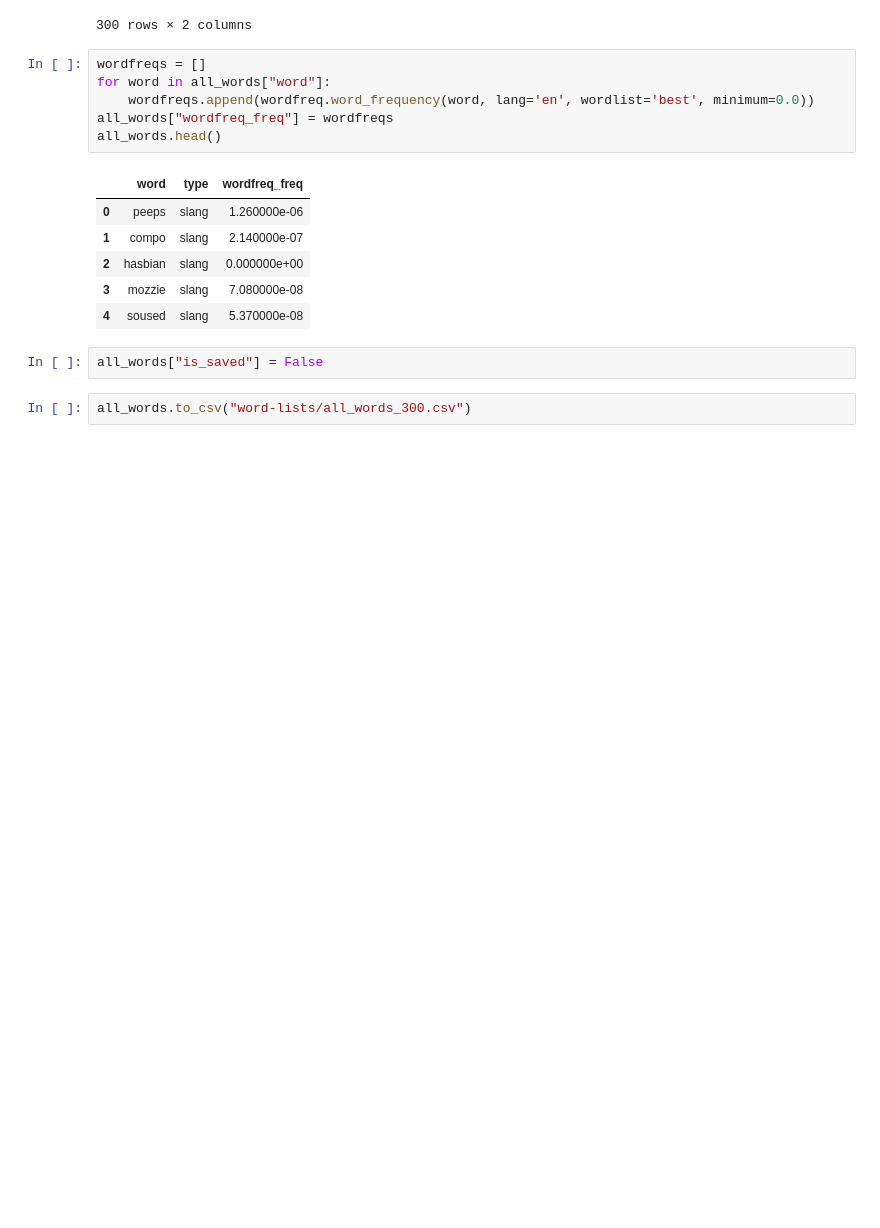
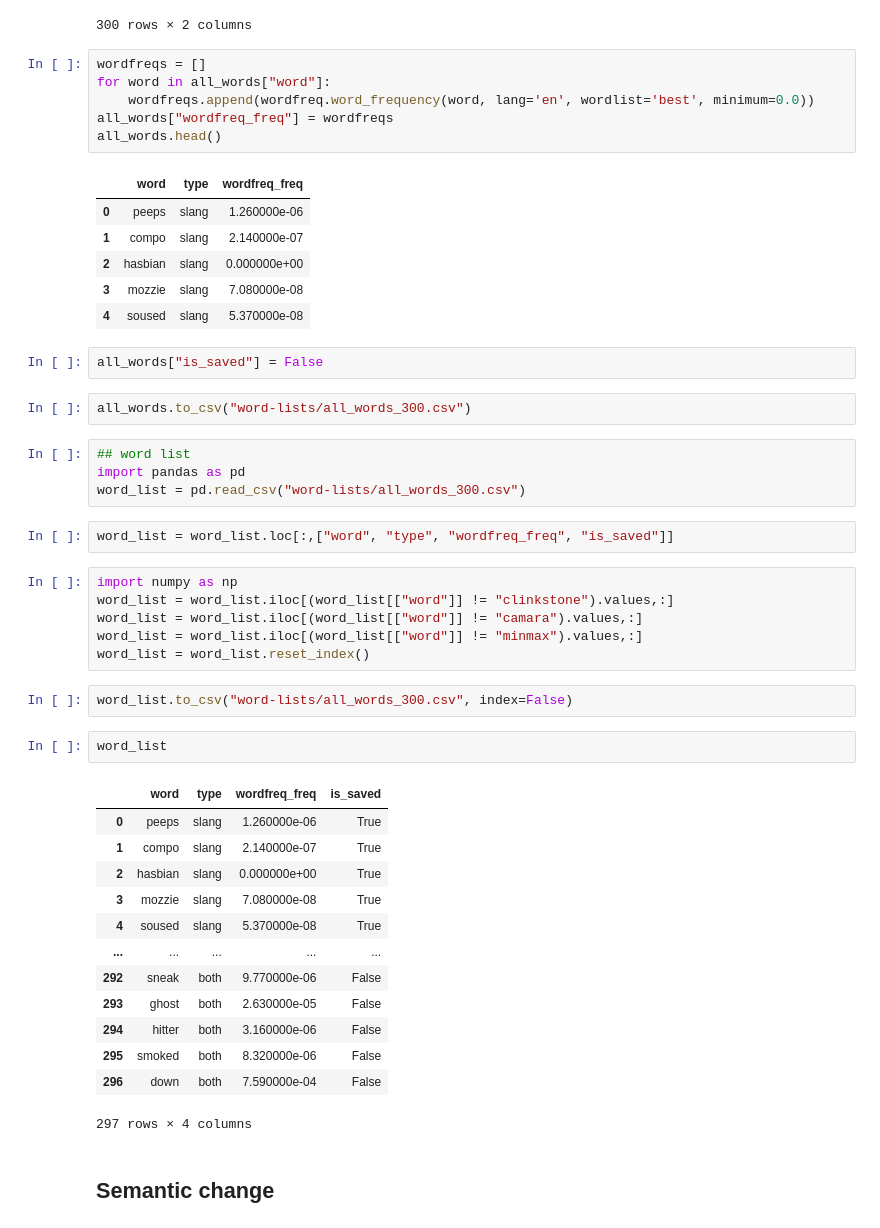
Before and after one commit to opedal/slangvolution, a Jupyter notebook: Word sampling.ipynb, the cells around one changed output. Cells and saved outputs as stored; diff of their text form; blank space fills up the shorter version.

```diff
--- a/Word sampling.ipynb
+++ b/Word sampling.ipynb
@@ -300,3 +304,35 @@ all_words.head()
 all_words["is_saved"] = False
 # %%
 all_words.to_csv("word-lists/all_words_300.csv")
+# %%
+## word list
+import pandas as pd
+word_list = pd.read_csv("word-lists/all_words_300.csv")
+# %%
+word_list = word_list.loc[:,["word", "type", "wordfreq_freq", "is_saved"]]
+# %%
+import numpy as np
+word_list = word_list.iloc[(word_list[["word"]] != "clinkstone").values,:]
+word_list = word_list.iloc[(word_list[["word"]] != "camara").values,:]
+word_list = word_list.iloc[(word_list[["word"]] != "minmax").values,:]
+word_list = word_list.reset_index()
+# %%
+word_list.to_csv("word-lists/all_words_300.csv", index=False)
+# %%
+word_list
+# %% [output]
+|  | word | type | wordfreq_freq | is_saved |
+| 0 | peeps | slang | 1.260000e-06 | True |
+| 1 | compo | slang | 2.140000e-07 | True |
+| 2 | hasbian | slang | 0.000000e+00 | True |
+| 3 | mozzie | slang | 7.080000e-08 | True |
+| 4 | soused | slang | 5.370000e-08 | True |
+| ... | ... | ... | ... | ... |
+| 292 | sneak | both | 9.770000e-06 | False |
+| 293 | ghost | both | 2.630000e-05 | False |
+| 294 | hitter | both | 3.160000e-06 | False |
+| 295 | smoked | both | 8.320000e-06 | False |
+| 296 | down | both | 7.590000e-04 | False |
+297 rows × 4 columns
+# %% [markdown]
+## Semantic change
```
Also changed, not shown: parts of 6 cells of this notebook, 6 other files.
